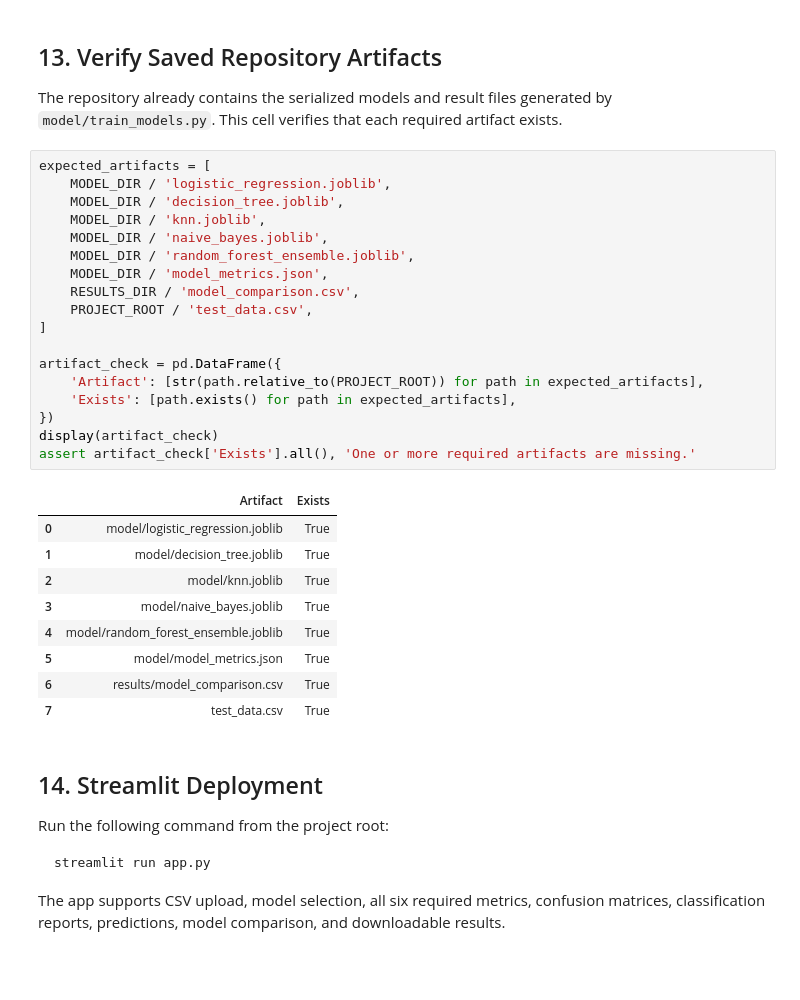
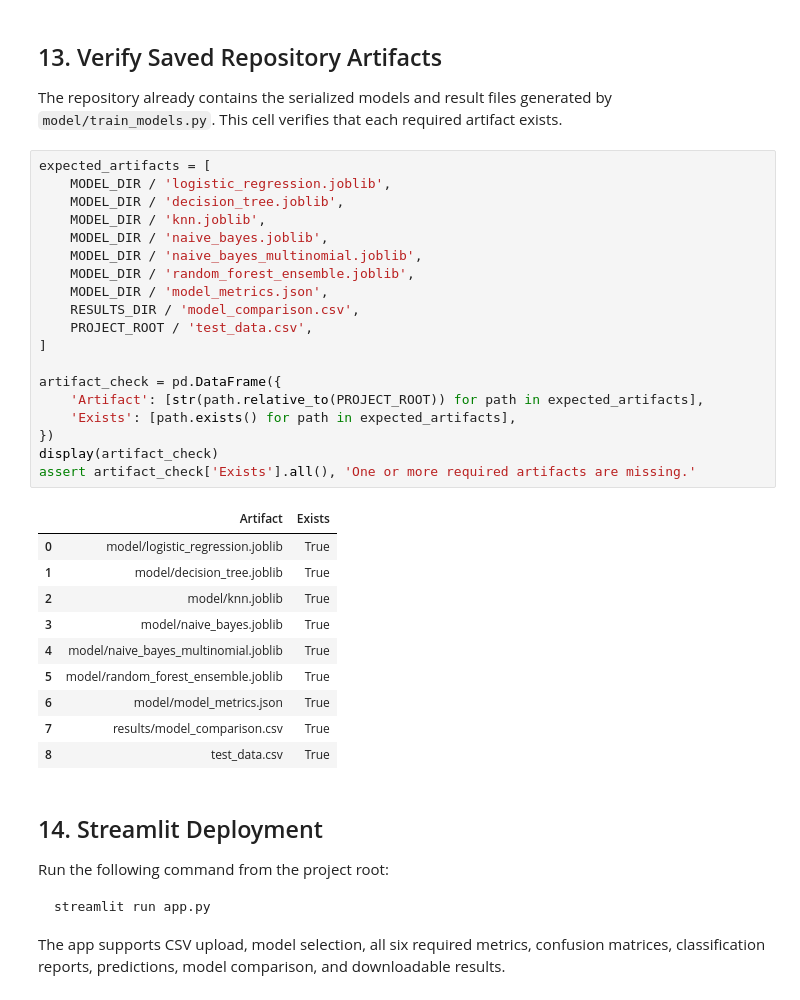
Before and after one commit to 2025ac05281-cmd/ML-Assignment-02, a Jupyter notebook: notebook/ML_Assignment_2_Divyendu_Shekhar.ipynb, the cells around one changed output. Drawn from its saved outputs; the diff is of its cells as text; blank space fills up the shorter version.

```diff
--- a/notebook/ML_Assignment_2_Divyendu_Shekhar.ipynb
+++ b/notebook/ML_Assignment_2_Divyendu_Shekhar.ipynb
@@ -433,31 +450,33 @@ The repository already contains the serialized models and result files generated
 # %%
 expected_artifacts = [
     MODEL_DIR / 'logistic_regression.joblib',
     MODEL_DIR / 'decision_tree.joblib',
     MODEL_DIR / 'knn.joblib',
     MODEL_DIR / 'naive_bayes.joblib',
+    MODEL_DIR / 'naive_bayes_multinomial.joblib',
     MODEL_DIR / 'random_forest_ensemble.joblib',
     MODEL_DIR / 'model_metrics.json',
     RESULTS_DIR / 'model_comparison.csv',
     PROJECT_ROOT / 'test_data.csv',
 ]
 
 artifact_check = pd.DataFrame({
     'Artifact': [str(path.relative_to(PROJECT_ROOT)) for path in expected_artifacts],
     'Exists': [path.exists() for path in expected_artifacts],
 })
 display(artifact_check)
 assert artifact_check['Exists'].all(), 'One or more required artifacts are missing.'
 # %% [output]
 |  | Artifact | Exists |
 | 0 | model/logistic_regression.joblib | True |
 | 1 | model/decision_tree.joblib | True |
 | 2 | model/knn.joblib | True |
 | 3 | model/naive_bayes.joblib | True |
-| 4 | model/random_forest_ensemble.joblib | True |
-| 5 | model/model_metrics.json | True |
-| 6 | results/model_comparison.csv | True |
-| 7 | test_data.csv | True |
+| 4 | model/naive_bayes_multinomial.joblib | True |
+| 5 | model/random_forest_ensemble.joblib | True |
+| 6 | model/model_metrics.json | True |
+| 7 | results/model_comparison.csv | True |
+| 8 | test_data.csv | True |
 # %% [markdown]
 ## 14. Streamlit Deployment
 
```
Also changed, not shown: parts of 9 cells of this notebook.
